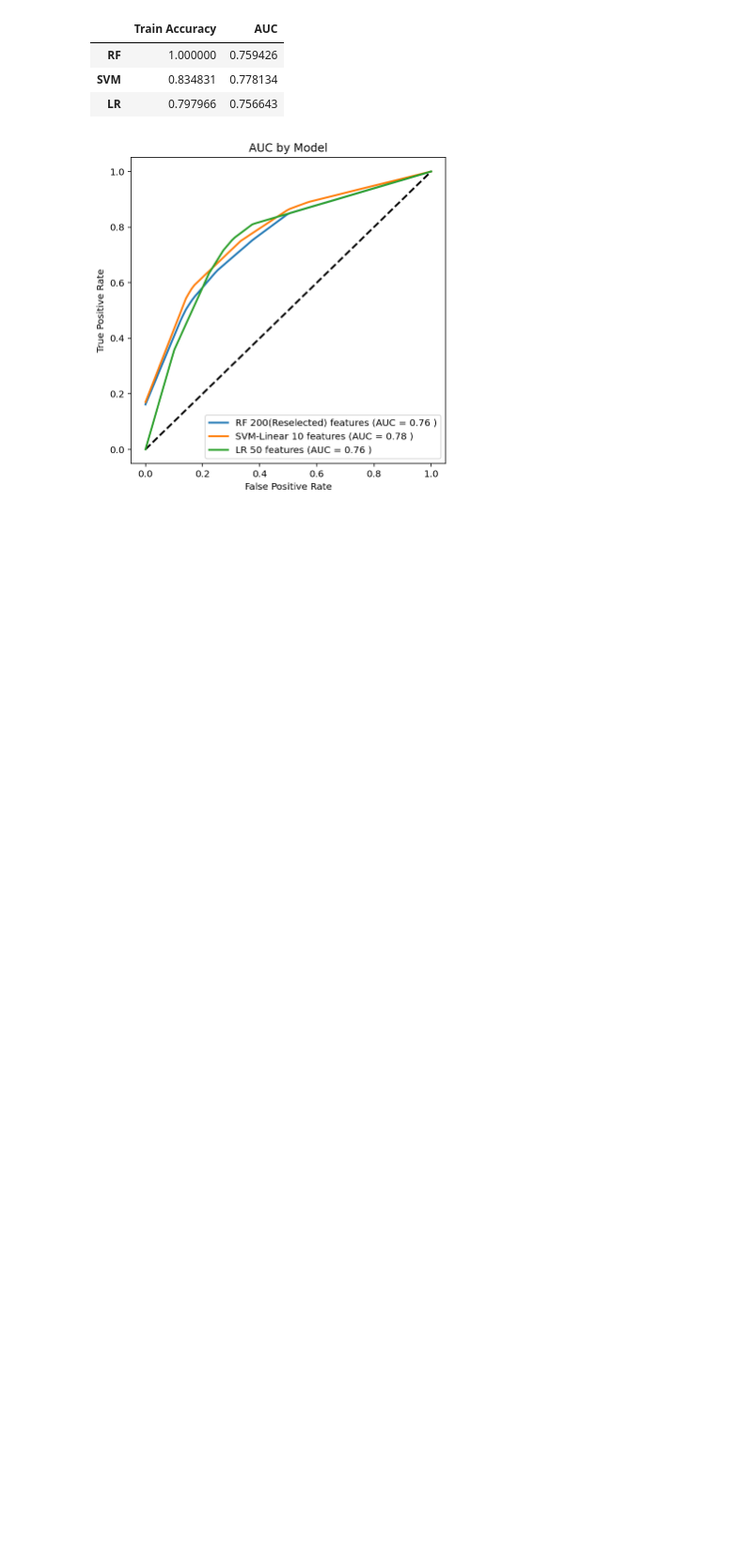
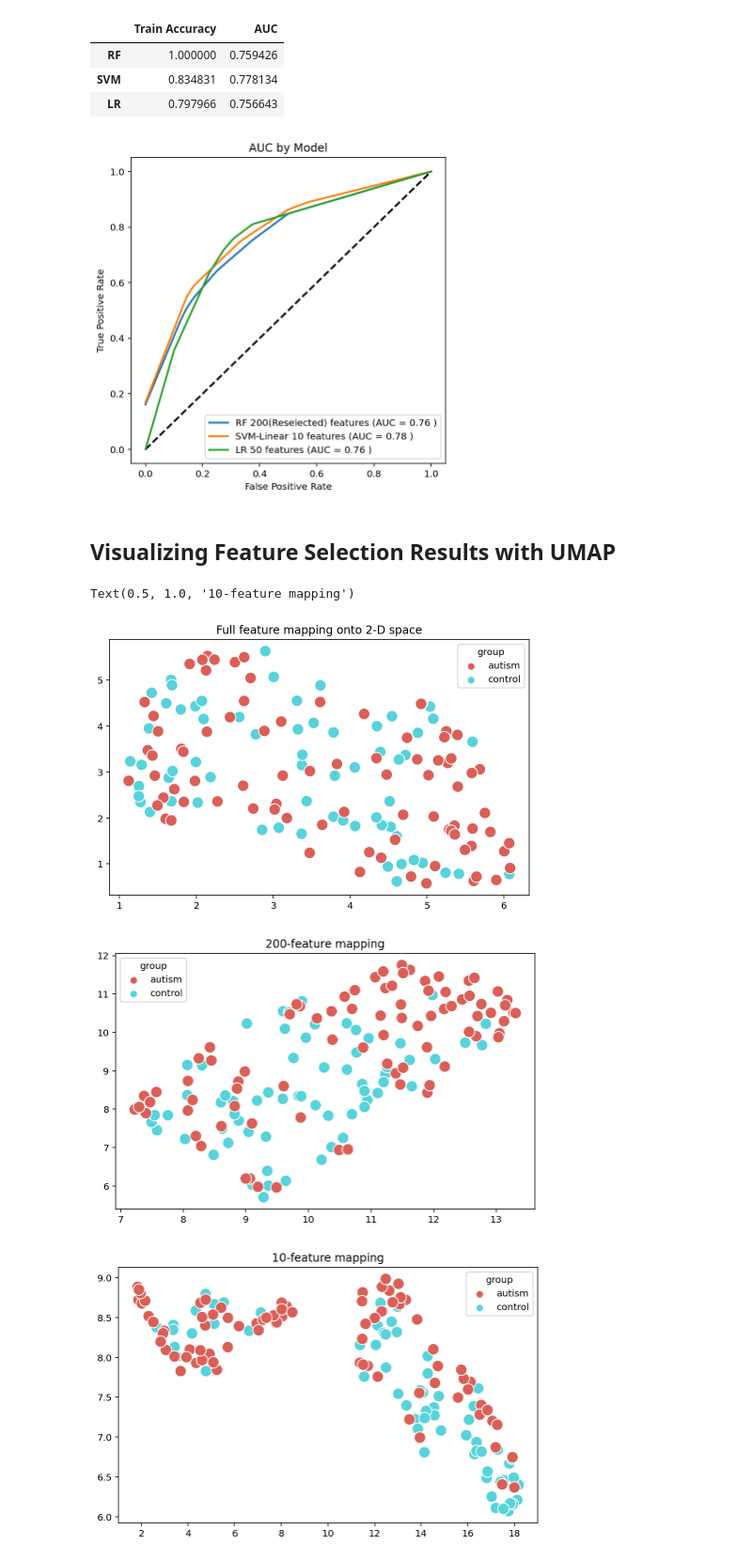
Before and after one commit to Yukodeng/118B-Final-Project, a Jupyter notebook: Cogs118B Final Project.ipynb, the cells around one changed output. Shown at 94% size. Drawn from its saved outputs; the diff is of its cells as text; code cells hidden in the pictures; blank space fills up the shorter version.

```diff
--- a/Cogs118B Final Project.ipynb
+++ b/Cogs118B Final Project.ipynb
@@ -270,12 +266,3 @@ plt.ylabel('Score (Classification accuracy)')
 plt.show()
 # %% [output]
 [figure]
-# %%
-xtrain, xtest, ytrain, ytest = train_test_split(x_10, y,test_size=0.2, shuffle=True)
-logit=lm.LogisticRegression(C=C,
-                            solver='saga',
-                            random_state=41).fit(xtrain, ytrain)
-
-train_pred = logit.predict(xtrain)
-train_acc = accuracy_score(ytrain, train_pred)
-train_acc
@@ -600,8 +586,17 @@ plt.legend(loc="lower right")
 plt.show()
 # %% [output]
 [figure]
+# %% [markdown]
+## Visualizing Feature Selection Results with UMAP
 # %%
+draw_umap(raw_data)
+plt.title('Full feature mapping onto 2-D space')
 draw_umap(X4)
 plt.title('200-feature mapping')
 draw_umap(X_10)
 plt.title('10-feature mapping')
+# %% [output]
+Text(0.5, 1.0, '10-feature mapping')
+[figure, added]
+[figure, added]
+[figure, added]
```
Also changed, not shown: parts of 16 cells of this notebook, 7 other files.
